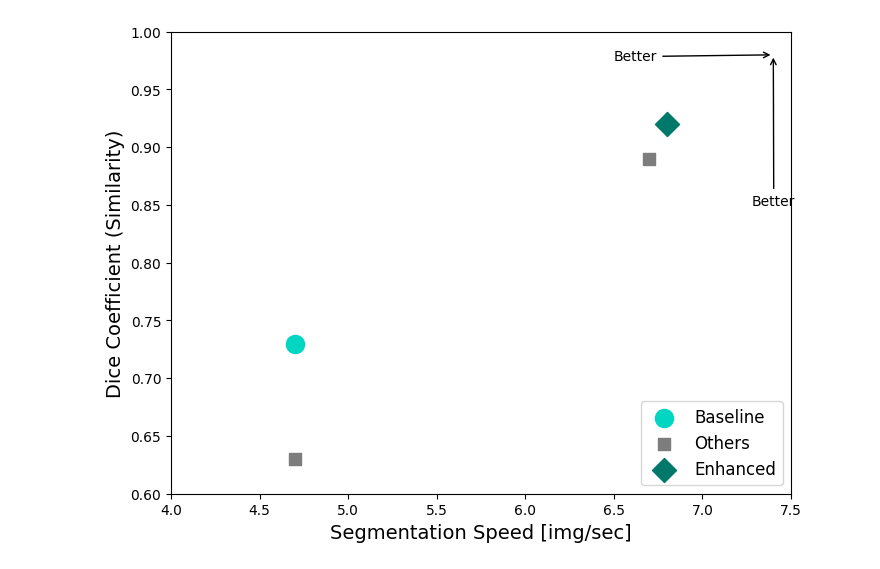
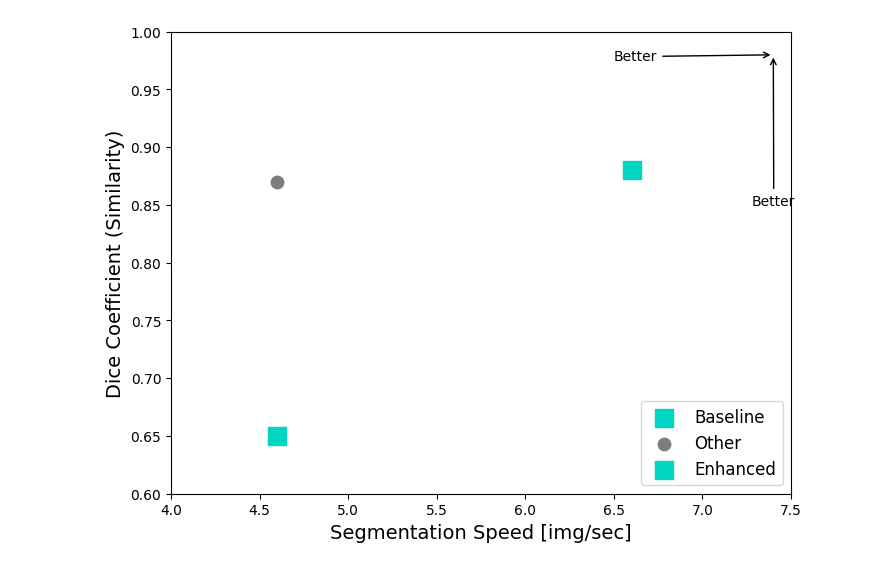
Before and after one commit to diwalsh/Medical-Imaging-Segmentation-Application, a Jupyter notebook: images/plot_model_comparison_results.ipynb, the cells around one changed output. Cells and saved outputs as stored; diff of their text form; code cells hidden in the pictures.

Commit message:
updated plot on model comparison

```diff
--- a/images/plot_model_comparison_results.ipynb
+++ b/images/plot_model_comparison_results.ipynb
@@ -2,43 +2,41 @@
 import matplotlib.pyplot as plt
 
 # Define the points
-point1 = (4.7, 0.73)
-point2 = (4.7, 0.63)
-point3 = (6.7, 0.89)
-point4 = (6.8, 0.92)
+point1 = (4.6, 0.65)
+point2 = (4.6, 0.87)
+point3 = (6.6, 0.88)
 
 # Create the plot
 plt.figure(figsize=(8, 6))
 
 # Plot the points with larger dots
-plt.scatter(point1[0], point1[1], color=['#00D6C2'], label='Baseline', s=170, marker='o')
-plt.scatter(point2[0], point2[1], color=['#7D7D7D'], label='Others', s=80, marker='s')
-plt.scatter(point4[0], point4[1], color=['#00796B'], label='Enhanced', s=150, marker='D')
-plt.scatter(point3[0], point3[1], color=['#7D7D7D'], label='Others', s=80, marker='s')
+plt.scatter(point1[0], point1[1], color=['#00D6C2'], label='Baseline', s=170, marker='s')
+plt.scatter(point2[0], point2[1], color=['#7D7D7D'], label='Others', s=80, marker='o')
+plt.scatter(point3[0], point3[1], color=['#00D6C2'], label='Others', s=170, marker='s')
 
 # Add labels and title
 plt.xlabel('Segmentation Speed [img/sec]', fontsize=14)
 plt.ylabel('Dice Coefficient (Similarity)', fontsize=14)
 #plt.title('Improvement in Segmentation Performance')
 
 # Add horizontal arrow with label "Better"
 plt.annotate('Better', xy=(7.4, 0.98), xytext=(6.5, 0.975), arrowprops=dict(facecolor='black', arrowstyle='->'))
 
 # Add vertical arrow with label "Better"
 plt.annotate('Better', xy=(7.4, 0.98), xytext=(7.28, 0.85), arrowprops=dict(facecolor='black', arrowstyle='->'))
 
 
 # Set x and y limits
 plt.xlim(4, 7.5)
 plt.ylim(0.6, 1)
 
 # Add legend
-plt.legend(['Baseline', 'Others', 'Enhanced'], loc='lower right', fontsize='large', markerscale=1)
+plt.legend(['Baseline', 'Other', 'Enhanced'], loc='lower right', fontsize='large', markerscale=1)
 
 plt.savefig("plot_model_comparison_results.png", dpi=600)
 
 # Show plot
 #plt.grid(True)
 plt.show()
 # %% [output]
-[figure, old version]
+[figure, new version]
```
Also changed, not shown: 1 other file.
